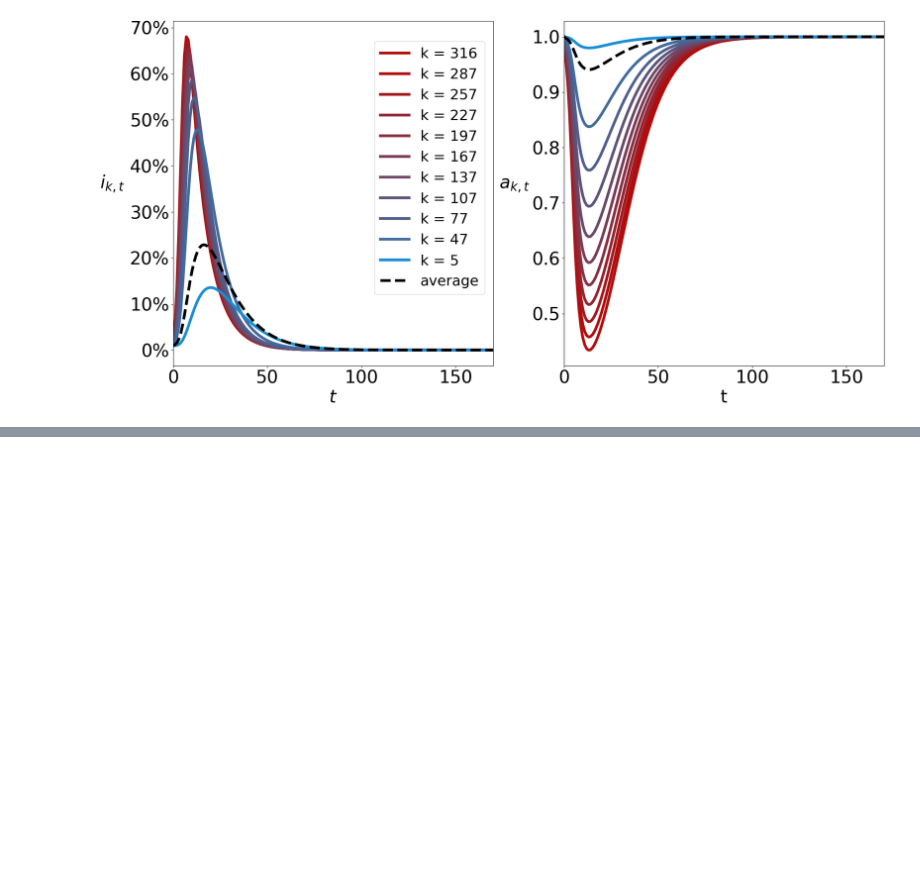
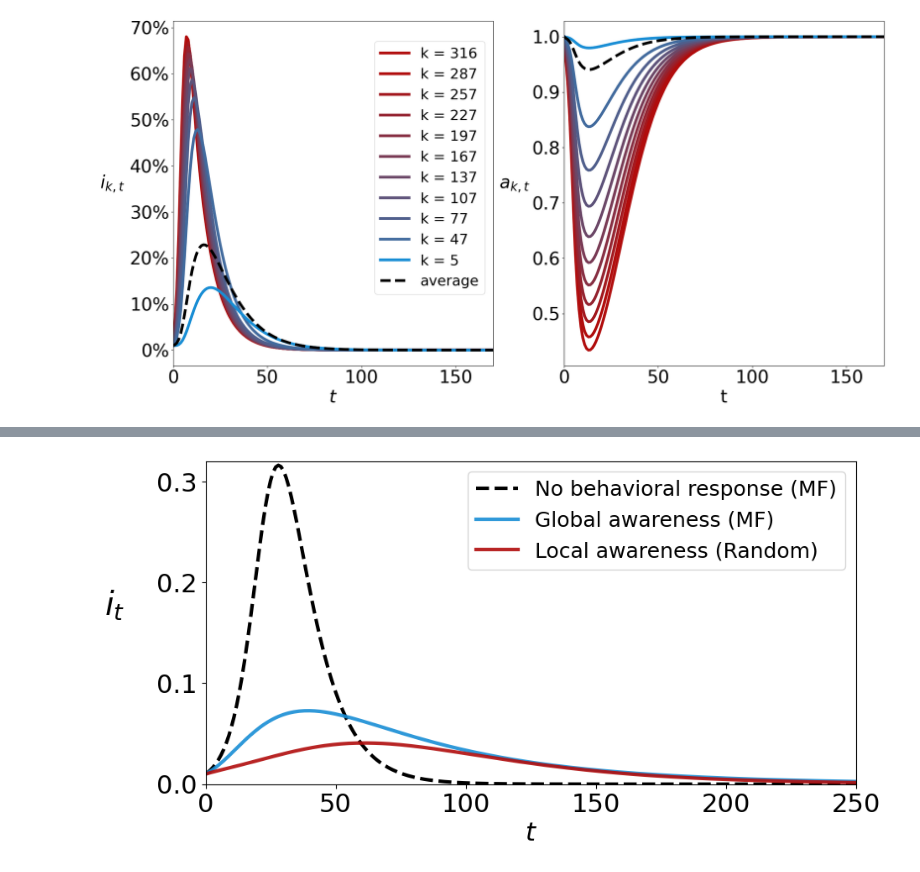
Before and after one commit to lorenzoamir/EpiNetworkPaper, a Jupyter notebook: Notebooks/EpiNetworkNotebook.ipynb, the cells around one changed output, grey strips where cells are left out. Saved outputs shown, nothing was run; the diff lists cells and outputs as text; code cells hidden in the pictures; blank space fills up the shorter version.

```diff
--- a/Notebooks/EpiNetworkNotebook.ipynb
+++ b/Notebooks/EpiNetworkNotebook.ipynb
@@ -247,14 +250,14 @@ for k in degrees:
 k_ave = sum([k * p[k] for k in degrees])
 k_var = sum([k**2*p[k] for k in degrees])
 
-beta_DBMF = mu*R0/k_ave
+beta_HMF = mu*R0/k_ave
 print("The average degree is: {}".format(k_ave))
-print("The average transmission rate is: {}".format(beta_DBMF*k_ave))
+print("The average transmission rate is: {}".format(beta_HMF*k_ave))
 # %% [output]
 The average degree is: 17.380457921965686
 The average transmission rate is: 0.30000000000000004
 # %%
-def step_DBMF(Y, beta, mu, a, theta):
+def step_HMF(Y, beta, mu, a, theta):
 # Right-hand side of the differential eq. system
 
     di = np.array([beta*(1-Y[i]-Y[len(Y)//2+i])*degrees[i]*a[degrees[i]]*theta \
@@ -268,7 +271,7 @@ def step_DBMF(Y, beta, mu, a, theta):
 
     return Y + dYdt
 # %%
-def simulate_DBMF(t_max, beta, mu, alpha, i0):
+def simulate_HMF(t_max, beta, mu, alpha, i0):
 
     Y_list = []
     a_list = []
@@ -315,7 +318,7 @@ def simulate_DBMF(t_max, beta, mu, alpha, i0):
         # Theta changes because of changes in a_k
         theta = sum([a[k]*(k-1)*p[k]*Y[k-k_min]/k_ave for k in degrees])
 
-        Y = step_DBMF(Y, beta, mu, a, theta) # Advance
+        Y = step_HMF(Y, beta, mu, a, theta) # Advance
 
         # Theta changes because of changes in i_k
         theta = sum([a[k]*(k-1)*p[k]*Y[k-k_min]/k_ave for k in degrees])
@@ -342,7 +345,7 @@ def simulate_DBMF(t_max, beta, mu, alpha, i0):
 
     return tt, time_series, a_time_series, theta_time_series, eradicated # heterogeneous
 # %%
-if DBMF == True:
+if HMF == True:
 
     linewidth = 5
 
@@ -367,7 +370,7 @@ if DBMF == True:
     ax2.tick_params(axis='x', labelsize=fontsize)
     ax2.tick_params(axis='y', labelsize=fontsize)
 
-    tt, result, a, theta, eradicated = simulate_DBMF(t_max, beta_DBMF, mu, 1, i0)
+    tt, result, a, theta, eradicated = simulate_HMF(t_max, beta_HMF, mu, 1, i0)
 
     if not eradicated:
         print("WARNING: tmax was reached")
@@ -649,0 +824,81 @@ if I_MAX == True:
+# %%
+if EPI_CURVES == True:
+
+    t_lim = 250
+    alpha_grid = []
+
+    random_path = "../Data/RandomNetworkData/"
+    scalefree_path = "../Data/ScaleFreeData/"
+
+    for dirname in os.listdir(random_path):
+        if os.path.isdir(random_path+dirname): # Check that it's actually a directory
+            alpha_grid.append(float(dirname.replace("alpha=", "")))
+
+    alpha_grid.sort()
+    alpha_grid = np.array(alpha_grid)
+
+    linewidth = 3
+
+    c1 = "#b10d0dff" # red
+    c1_light = np.array(mpl.colors.to_rgba(c1))
+    c1_light[3] *= 0.9
+    c2 = "#198ed5ff" # blue
+    c2_light = np.array(mpl.colors.to_rgba(c2))
+    c2_light[3] *= 0.9
+
+    plt.rcParams['legend.title_fontsize'] = 24
+
+    fig, ax = plt.subplots(1, 1, figsize=(10, 5), sharex='col', sharey='row')
+
+    for idx, value in enumerate([alpha_grid[0], alpha_grid[-4]]):
+
+        alpha = value
+
+        # MF
+        tt, result_MF, a, eradicated = simulate_MF(t_max, beta_MF, mu, alpha, i0)
+
+        if alpha == 0:
+            ax.plot(tt ,result_MF["i"], linewidth=linewidth, linestyle="--",
+                    color="k", zorder=-99, label="No behavioral response (MF)")
+            #ax.text(37, 0.27, r"$\alpha = 0$",
+            #         horizontalalignment='left', fontsize=18)
+        else:
+            ax.plot(tt ,result_MF["i"], linewidth=linewidth, linestyle="-",
+                    color=c2_light, zorder=-99, label="Global awareness (MF)")
+
+        # Random Network
+
+        random_sims_matrix = np.load(random_path+"/alpha="+str(alpha)+"/simulations.npy")
+
+        boxplot_dict = {"t_plot": [],
+                        "i": []}
+
+        if alpha != 0:
+            #ax1.plot(np.mean(random_sims_matrix, axis=0), linewidth=linewidth, linestyle="-",
+            #        color=c1_light)
+            #boxplot = sns.boxplot(x='t_plot', y='i', data=df, color=c1_light, ax=ax,
+            #                      showfliers=False)
+        #else:
+            ax.plot(np.mean(random_sims_matrix, axis=0), linewidth=linewidth, linestyle="-",
+                    color=c1_light, label="Local awareness (Random)")
+            #ax.text(120, 0.03, r"$\alpha = {:.2g}$".format(alpha),
+            #         horizontalalignment='left', fontsize=18)
+            #boxplot = sns.boxplot(x='t_plot', y='i', data=df, color=c1_light, ax=ax,
+            #                      showfliers=False)
+
+        ax.set_xlabel('$t$', fontsize = fontsize)
+        ax.set_ylabel(r'$i_{t}$', fontsize = bigfontsize, labelpad = 36).set_rotation(0)
+        ax.tick_params(axis='both', which='both', labelsize = fontsize)
+
+        ax.set_xlim(0, t_lim)
+        ax.set_ylim(0, 0.32)
+        ax.set_xlim(0, t_lim)
+        #ax2.set_ylim(0, 0.08)
+
+        ax.legend(prop={'size': 18}, fontsize='big')
+        #ax2.xaxis.set_ticks([0, 10, 50, 100])
+
+    plt.savefig("../Figures/epicurves/epicurves.png", bbox_inches='tight')
+    plt.show()
+# %% [output]
+[figure, added]
```
Also changed, not shown: parts of 12 cells of this notebook, 8 other files.
